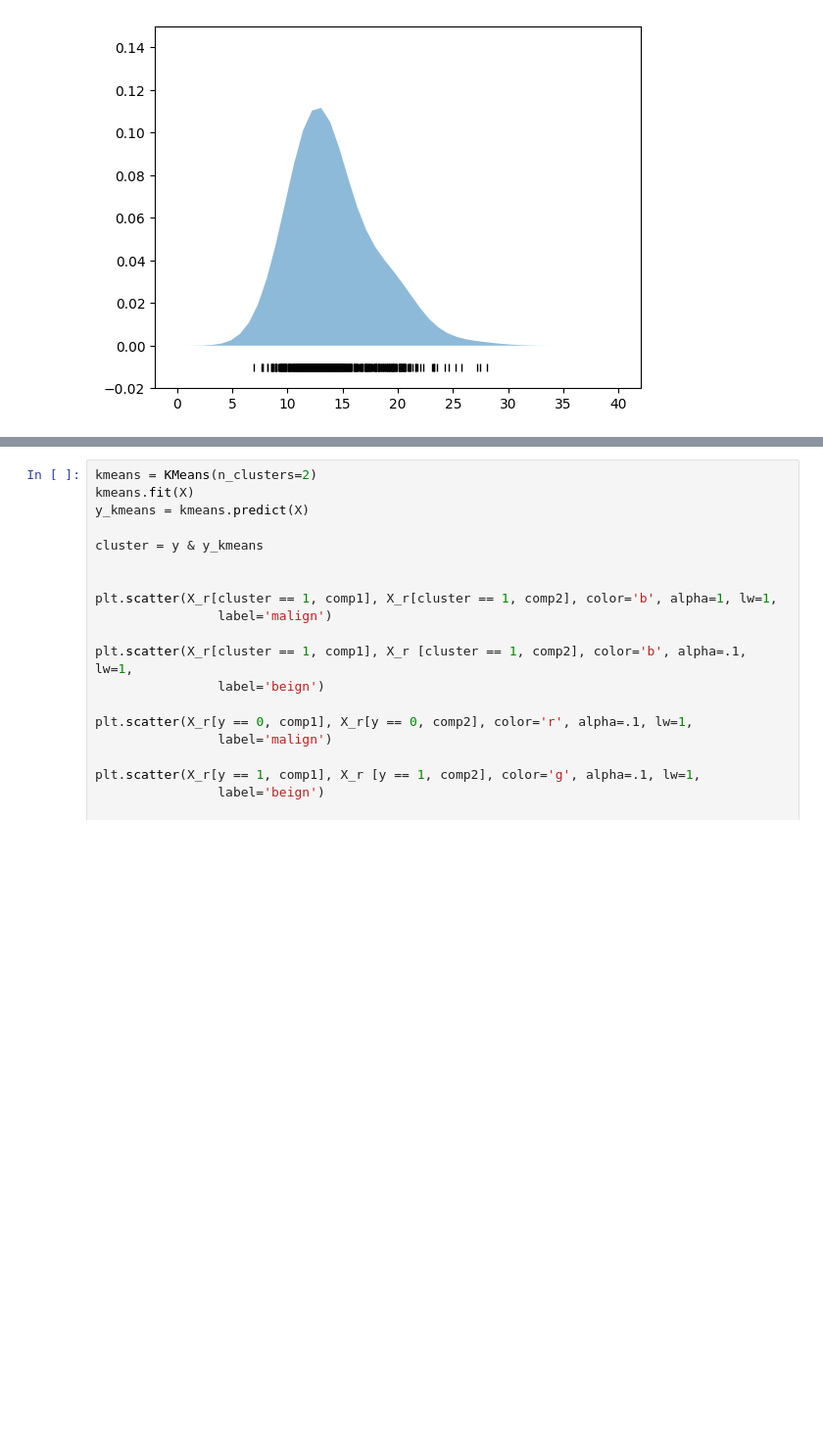
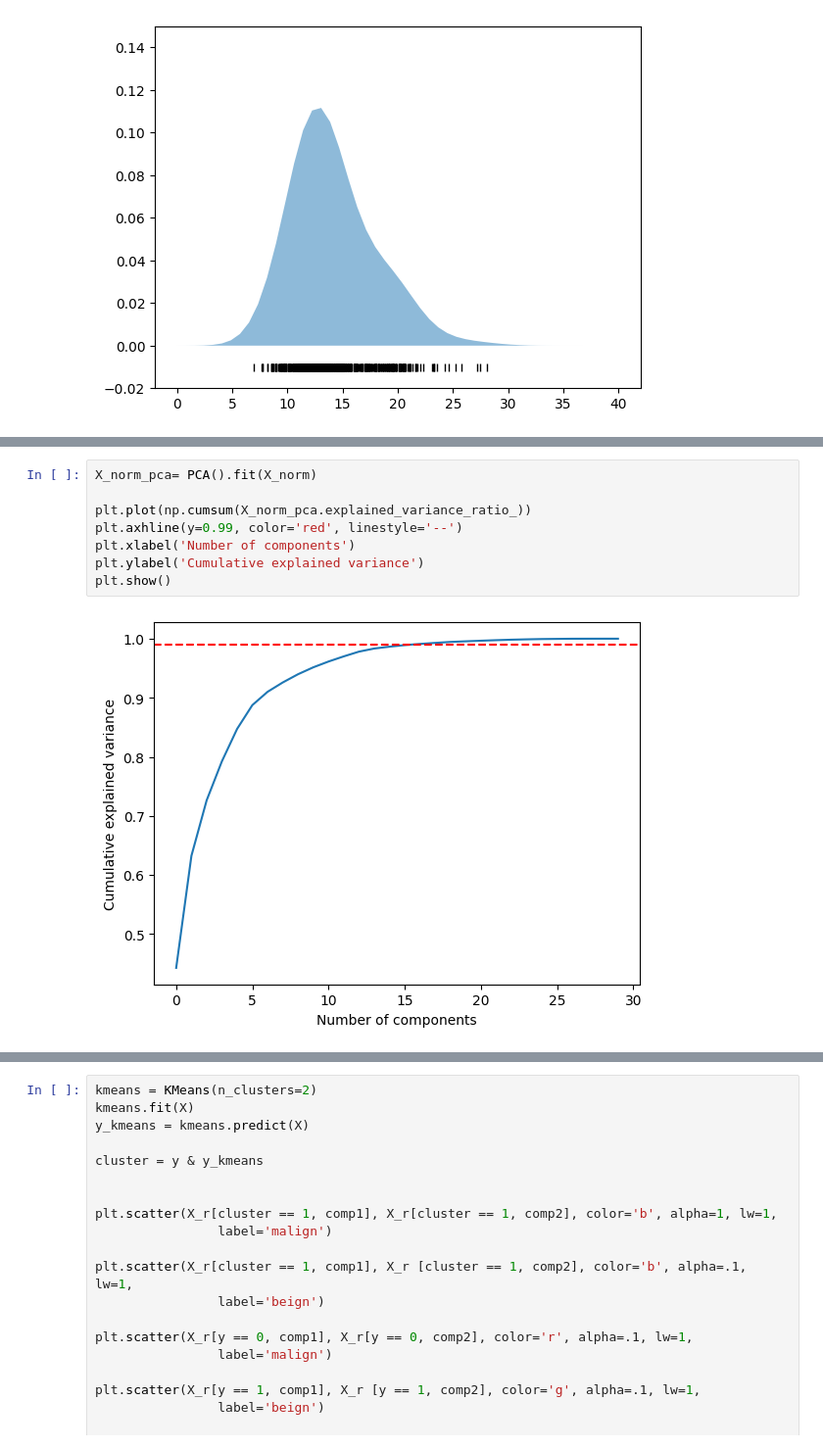
Before and after one commit to saraverdec/APAUT, a Jupyter notebook: pca_saraenriqueleo.ipynb, the cells around one changed output, grey strips where cells are left out. Shown at 98% size. Cells and saved outputs as stored; diff of their text form; blank space fills up the shorter version.

```diff
--- a/pca_saraenriqueleo.ipynb
+++ b/pca_saraenriqueleo.ipynb
@@ -166,0 +206,10 @@ data.head()
+# %%
+X_norm_pca= PCA().fit(X_norm)
+
+plt.plot(np.cumsum(X_norm_pca.explained_variance_ratio_))
+plt.axhline(y=0.99, color='red', linestyle='--')
+plt.xlabel('Number of components')
+plt.ylabel('Cumulative explained variance')
+plt.show()
+# %% [output]
+[figure, added]
```
Also changed, not shown: parts of 20 cells of this notebook.
